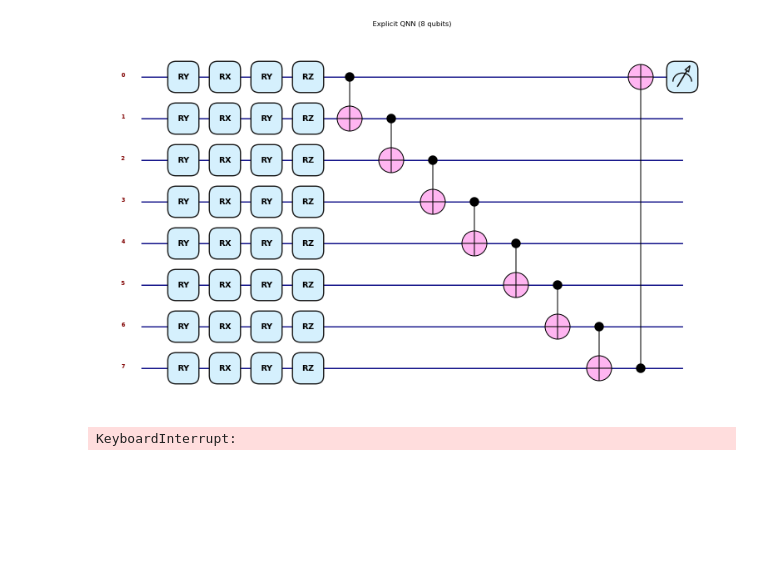
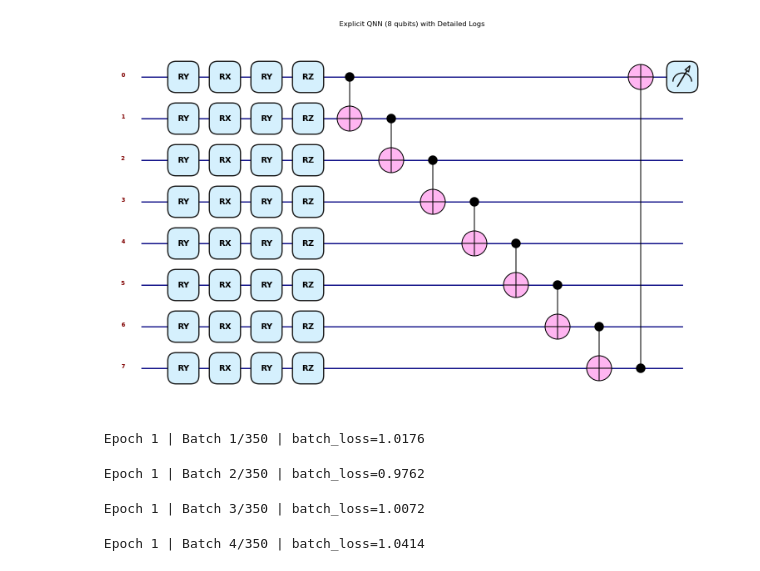
Before and after one commit to yzy1997/quantum_reuploading, a Jupyter notebook: explicit_fashionmnist.ipynb, the cells around one changed output. Saved outputs shown, nothing was run; the diff lists cells and outputs as text; code cells hidden in the pictures; blank space fills up the shorter version.

Commit message:
add more print code

```diff
--- a/explicit_fashionmnist.ipynb
+++ b/explicit_fashionmnist.ipynb
@@ -4,9 +4,19 @@ from pennylane import numpy as np
 from sklearn.datasets import fetch_openml
 from sklearn.decomposition import PCA
 from sklearn.model_selection import train_test_split
+from tqdm import trange, tqdm
+import logging
 import matplotlib.pyplot as plt
 
-# 数据加载与 PCA 降维
+# ─────────────── 日志配置 ───────────────
+logging.basicConfig(
+    level=logging.INFO,
+    format="%(asctime)s %(levelname)s %(message)s",
+    datefmt="%H:%M:%S"
+)
+logger = logging.getLogger()
+
+# ─────────────── 数据加载 & PCA 降维 ───────────────
 X, y = fetch_openml("Fashion-MNIST", version=1, return_X_y=True, as_frame=False)
 mask = (y == "0") | (y == "1")
 X, y = X[mask] / 255 * np.pi, y[mask].astype(int)
@@ -18,54 +28,82 @@ X_train, X_test, y_train, y_test = train_test_split(
     X_reduced, y, test_size=0.2, random_state=42
 )
 
-# 回路参数
-n_qubits = n_features
-n_layers = 1
+# ─────────────── 超参与设备 ───────────────
+n_qubits   = n_features
+n_layers   = 1
+batch_size = 32
+n_batches  = len(X_train) // batch_size
 
-dev = qml.device("lightning.qubit", wires=n_qubits)
+dev = qml.device("default.qubit", wires=n_qubits)
 
 @qml.qnode(dev, interface="autograd")
 def explicit_qnn(x, weights):
-    # —— RY(x) 编码 ——
+    # RY 编码
     for i in range(n_qubits):
         qml.RY(x[i], wires=i)
-    # —— 可训练旋转 + 环形 CNOT ——
+    # 可训练层：RX, RY, RZ + 环形 CNOT
     for i in range(n_qubits):
         qml.RX(weights[0, i, 0], wires=i)
         qml.RY(weights[0, i, 1], wires=i)
         qml.RZ(weights[0, i, 2], wires=i)
     for i in range(n_qubits):
         qml.CNOT(wires=[i, (i + 1) % n_qubits])
     return qml.expval(qml.PauliZ(0))
 
-# 初始化 & 训练
+# ─────────────── 初始化 & 优化器 ───────────────
 np.random.seed(1)
 weights_exp = np.random.normal(0, np.pi, (n_layers, n_qubits, 3), requires_grad=True)
-opt_exp = qml.GradientDescentOptimizer(stepsize=0.1)
+opt_exp     = qml.GradientDescentOptimizer(stepsize=0.1)
 
-# 彩色电路图
+# ─────────────── 彩色电路图 ───────────────
 qml.drawer.use_style("pennylane")
 fig, ax = qml.draw_mpl(
     explicit_qnn,
     wire_order=range(n_qubits),
     show_all_wires=True,
     style="pennylane",
     wire_options={"color": "navy", "linewidth": 2},
     label_options={"size": 10, "color": "maroon"},
 )(X_train[0], weights_exp)
-ax.set_title("Explicit QNN (8 qubits)", pad=16)
+ax.set_title("Explicit QNN (8 qubits) with Detailed Logs", pad=16)
 plt.tight_layout()
 plt.show()
 
-def loss_exp(w):
-    preds = np.array([explicit_qnn(x, w) for x in X_train])
-    return np.mean((preds - (1 - 2 * y_train))**2)
+epochs = 10
 
-for epoch in range(1, 11):
-    weights_exp, loss = opt_exp.step_and_cost(loss_exp, weights_exp)
-    tr_acc = np.mean((np.array([explicit_qnn(x, weights_exp) for x in X_train])>0) == (y_train==0))
-    te_acc = np.mean((np.array([explicit_qnn(x, weights_exp) for x in X_test ])>0) == (y_test ==0))
-    print(f"[Explicit] Epoch {epoch:2d}  loss={loss:.4f}  train_acc={tr_acc:.3f}  test_acc={te_acc:.3f}")
+# ─────────────── 训练循环（带 Batch 和进度条） ───────────────
+for epoch in trange(1, epochs + 1, desc="Epochs"):
+    epoch_loss = 0.0
+
+    for b in range(n_batches):
+        start = b * batch_size
+        end   = start + batch_size
+        Xb, yb = X_train[start:end], y_train[start:end]
+
+        def batch_loss(w):
+            preds = np.array([explicit_qnn(x, w) for x in Xb])
+            return np.mean((preds - (1 - 2 * yb)) ** 2)
+
+        weights_exp, loss_b = opt_exp.step_and_cost(batch_loss, weights_exp)
+        epoch_loss += loss_b
+
+        # 打印每个 batch 的 loss
+        tqdm.write(f" Epoch {epoch} | Batch {b+1}/{n_batches} | batch_loss={loss_b:.4f}")
+
+    # 计算 epoch 平均 loss 与 accuracy
+    avg_loss = epoch_loss / n_batches
+    train_preds = np.array([explicit_qnn(x, weights_exp) for x in X_train]) > 0
+    test_preds  = np.array([explicit_qnn(x, weights_exp) for x in X_test ]) > 0
+    train_acc   = np.mean(train_preds == (y_train == 0))
+    test_acc    = np.mean(test_preds  == (y_test  == 0))
+
+    logger.info(
+        f"[Epoch {epoch:2d}] avg_loss={avg_loss:.4f}  "
+        f"train_acc={train_acc:.3f}  test_acc={test_acc:.3f}"
+    )
 # %% [output]
-[figure, old version]
+[figure, new version]
-KeyboardInterrupt:
+ Epoch 1 | Batch 1/350 | batch_loss=1.0176
+ Epoch 1 | Batch 2/350 | batch_loss=0.9762
+ Epoch 1 | Batch 3/350 | batch_loss=1.0072
+ Epoch 1 | Batch 4/350 | batch_loss=1.0414
```
Also changed, not shown: parts of 1 cell of this notebook, 3 other files.
